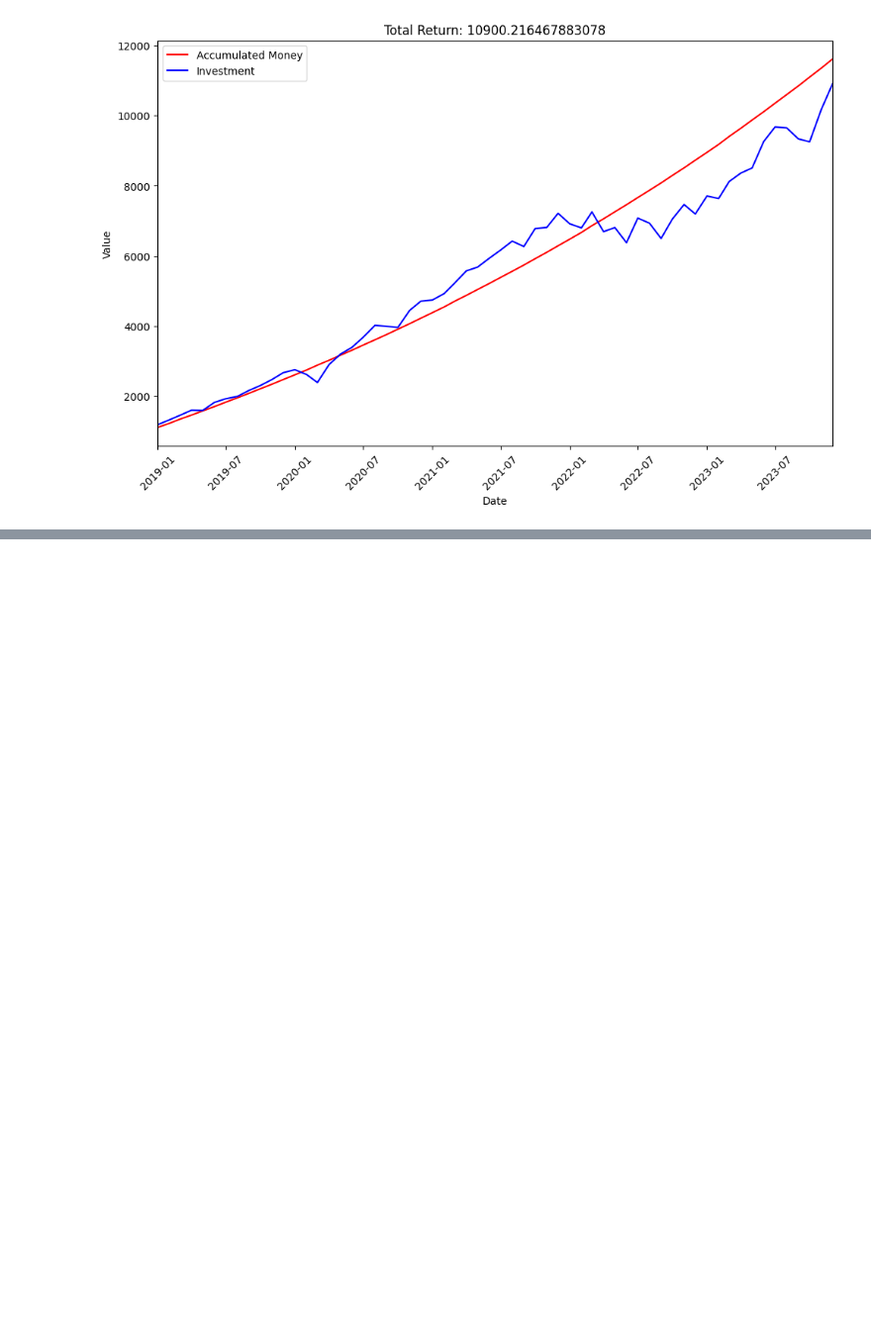
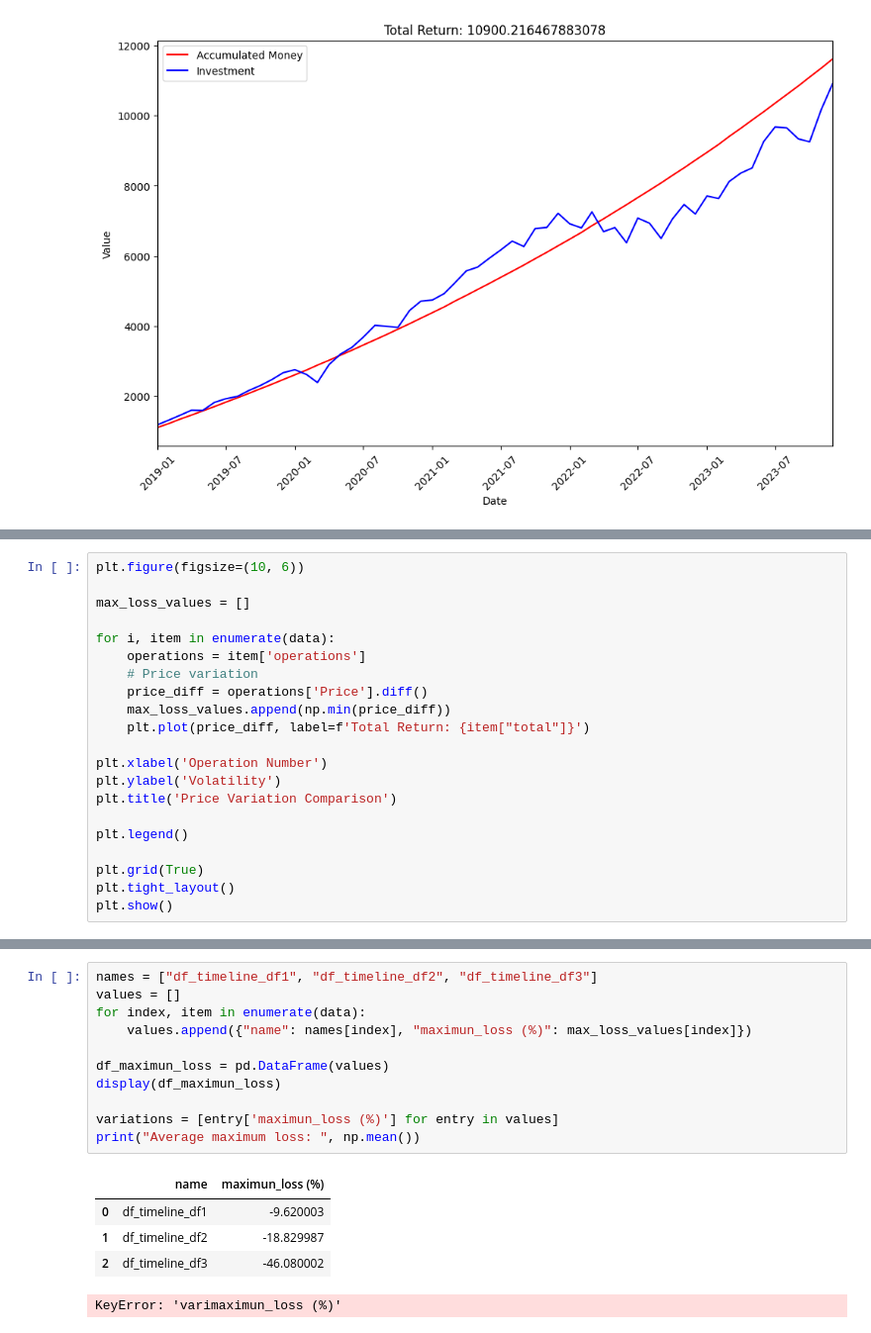
Before and after one commit to AdalDiazFarina/TFG-service, a Jupyter notebook: app/notebooks/SP&500.ipynb, the cells around one changed output, grey strips where cells are left out. Shown: that part at 99% size. Saved outputs shown, nothing was run; the diff lists cells and outputs as text; blank space fills up the shorter version.

Commit message:
Maximun loss

```diff
--- a/app/notebooks/SP&500.ipynb
+++ b/app/notebooks/SP&500.ipynb
@@ -515,0 +499,21 @@ showScatterPlot(2, annual_returns_df3, 5)
+# %%
+plt.figure(figsize=(10, 6))
+
+max_loss_values = []
+
+for i, item in enumerate(data):
+    operations = item['operations']
+    # Price variation
+    price_diff = operations['Price'].diff()
+    max_loss_values.append(np.min(price_diff))
+    plt.plot(price_diff, label=f'Total Return: {item["total"]}')
+
+plt.xlabel('Operation Number')
+plt.ylabel('Volatility')
+plt.title('Price Variation Comparison')
+
+plt.legend()
+
+plt.grid(True)
+plt.tight_layout()
+plt.show()
@@ -515,0 +522,17 @@ showScatterPlot(2, annual_returns_df3, 5)
+# %%
+names = ["df_timeline_df1", "df_timeline_df2", "df_timeline_df3"]
+values = []
+for index, item in enumerate(data):
+    values.append({"name": names[index], "maximun_loss (%)": max_loss_values[index]})
+
+df_maximun_loss = pd.DataFrame(values)
+display(df_maximun_loss)
+
+variations = [entry['maximun_loss (%)'] for entry in values]
+print("Average maximum loss: ", np.mean())
+# %% [output]
+|  | name | maximun_loss (%) |
+| 0 | df_timeline_df1 | -9.620003 |
+| 1 | df_timeline_df2 | -18.829987 |
+| 2 | df_timeline_df3 | -46.080002 |
+KeyError: 'varimaximun_loss (%)'
```
Also changed, not shown: parts of 3 cells of this notebook.
